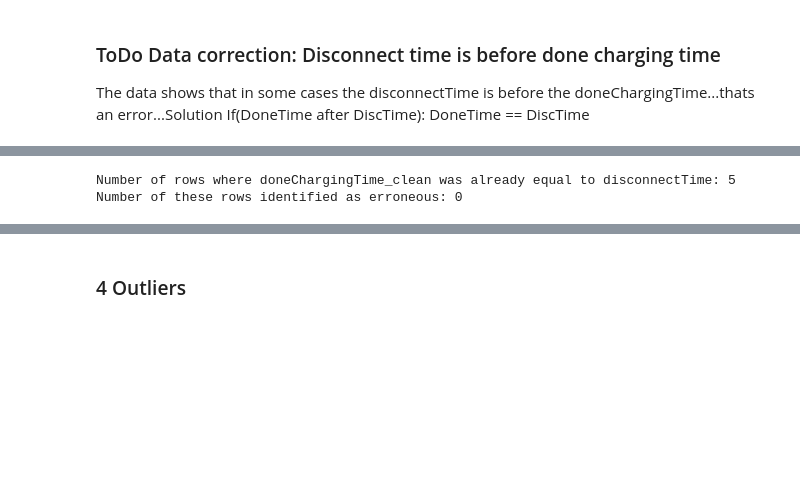
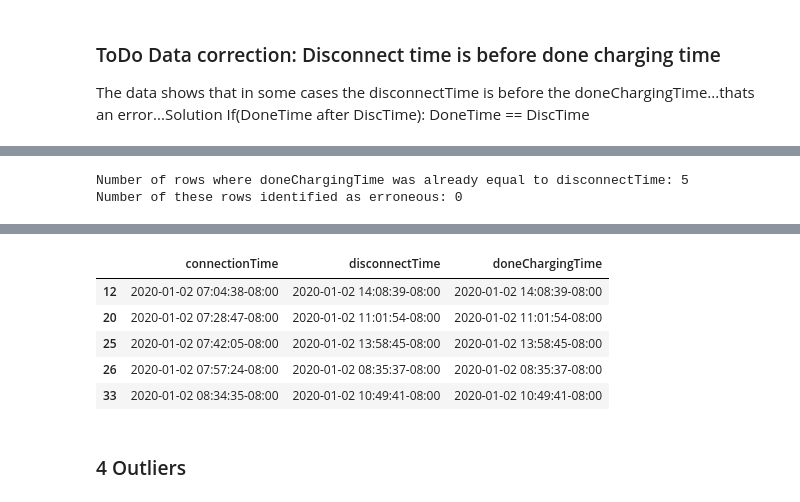
Before and after one commit to pmoll01/AA2024_Groupwork_DynamoData, a Jupyter notebook: Groupwork_DynamoData.ipynb, the cells around one changed output, grey strips where cells are left out. Saved outputs shown, nothing was run; the diff lists cells and outputs as text; code cells hidden in the pictures; blank space fills up the shorter version.

```diff
--- a/Groupwork_DynamoData.ipynb
+++ b/Groupwork_DynamoData.ipynb
@@ -308,28 +305,23 @@ Number of rows with longer charging duration then connection: 4692
 # %%
 #Identify the difference between the 6436 changed data and the 6441 equal datas one underneath
-# Identify lines where doneChargingTime_clean was already equal to disconnectTime
-pre_existing_equal_times = charging_data[
-    charging_data['doneChargingTime_clean'] == charging_data['disconnectTime']
-]
+# Identify lines where doneChargingTime was already equal to disconnectTime
+pre_existing_equal_times = charging_data_cleaned[charging_data['doneChargingTime'] == charging_data_cleaned['disconnectTime']]
 
 # Count how many of them were marked as faulty
-pre_existing_errors = pre_existing_equal_times[
-    pre_existing_equal_times['charging_duration'] > pre_existing_equal_times['connection_duration']
-]
+pre_existing_errors = pre_existing_equal_times[pre_existing_equal_times['charging_duration'] > pre_existing_equal_times['connection_duration']]
 
-print(f"Number of rows where doneChargingTime_clean was already equal to disconnectTime: {pre_existing_equal_times.shape[0]}")
+print(f"Number of rows where doneChargingTime was already equal to disconnectTime: {pre_existing_equal_times.shape[0]}")
 print(f"Number of these rows identified as erroneous: {pre_existing_errors.shape[0]}")
 # %% [output]
-Number of rows where doneChargingTime_clean was already equal to disconnectTime: 5
+Number of rows where doneChargingTime was already equal to disconnectTime: 5
 Number of these rows identified as erroneous: 0
 # %%
 #Adjust doneChargingTime_clean if it exceeds disconnectTime
-# Set doneChargingTime_clean to disconnectTime where it exceeds disconnectTime
-charging_data.loc[charging_data['doneChargingTime_clean'] > charging_data['disconnectTime'], 'doneChargingTime_clean'] = charging_data['disconnectTime']
+# Set doneChargingTime to disconnectTime where it exceeds disconnectTime
+charging_data_cleaned.loc[charging_data_cleaned['doneChargingTime'] > charging_data_cleaned['disconnectTime'], 'doneChargingTime'] = charging_data_cleaned['disconnectTime']
 
 # Verify adjustments
-adjusted_charging_times = charging_data[charging_data['doneChargingTime_clean'] == charging_data['disconnectTime']]
-print(f"Number of rows where doneChargingTime_clean was adjusted to disconnectTime: {adjusted_charging_times.shape[0]}")
-
-print(adjusted_charging_times[['connectionTime', 'disconnectTime', 'doneChargingTime_clean']].head())
+adjusted_charging_times = charging_data_cleaned[charging_data_cleaned['doneChargingTime'] == charging_data_cleaned['disconnectTime']]
+print(f"Number of rows where doneChargingTime was adjusted to disconnectTime: {adjusted_charging_times.shape[0]}")
+adjusted_charging_times[['connectionTime', 'disconnectTime', 'doneChargingTime']].head()
 # %% [output]
@@ -350,3 +329,9 @@ Number of rows where doneChargingTime_clean was adjusted to disconnectTime: 6441
+|  | connectionTime | disconnectTime | doneChargingTime |
+| 12 | 2020-01-02 07:04:38-08:00 | 2020-01-02 14:08:39-08:00 | 2020-01-02 14:08:39-08:00 |
+| 20 | 2020-01-02 07:28:47-08:00 | 2020-01-02 11:01:54-08:00 | 2020-01-02 11:01:54-08:00 |
+| 25 | 2020-01-02 07:42:05-08:00 | 2020-01-02 13:58:45-08:00 | 2020-01-02 13:58:45-08:00 |
+| 26 | 2020-01-02 07:57:24-08:00 | 2020-01-02 08:35:37-08:00 | 2020-01-02 08:35:37-08:00 |
+| 33 | 2020-01-02 08:34:35-08:00 | 2020-01-02 10:49:41-08:00 | 2020-01-02 10:49:41-08:00 |
 # %% [markdown]
 ### 4 Outliers
 # %%
```
Also changed, not shown: parts of 5 cells of this notebook.
